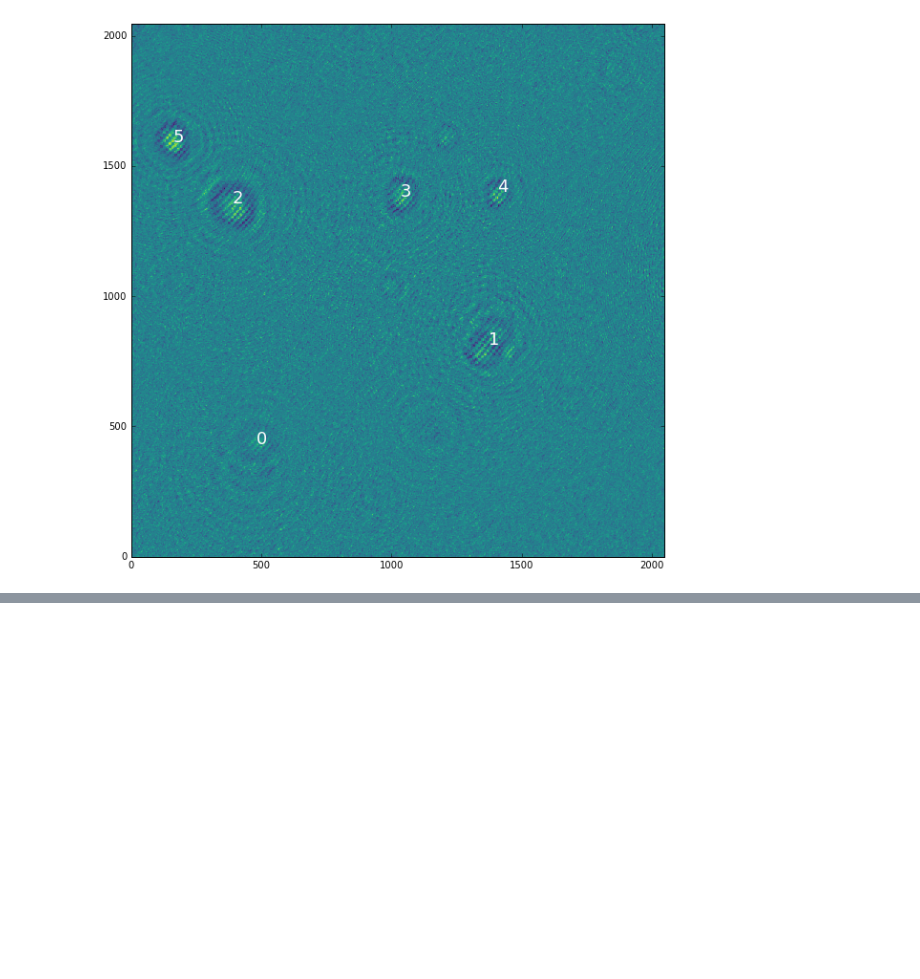
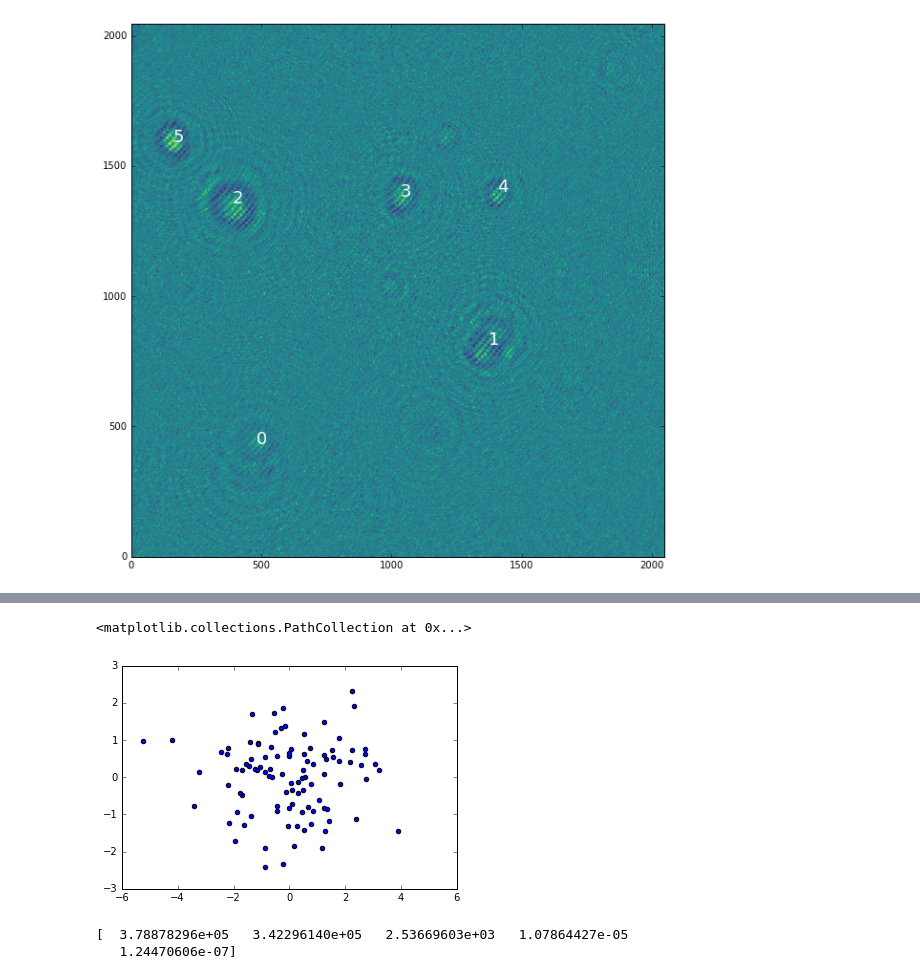
Before and after one commit to bmorris3/shampoo-dev, a Jupyter notebook: median_sub_hologram.ipynb, the cells around one changed output, grey strips where cells are left out. Cells and saved outputs as stored; diff of their text form; code cells hidden in the pictures; blank space fills up the shorter version.

```diff
--- a/median_sub_hologram.ipynb
+++ b/median_sub_hologram.ipynb
@@ -64,0 +177,16 @@ plot_centroids(h105, centroids)
+# %%
+plt.scatter(X_reduced[:,0], X_reduced[:,1])
+# %% [output]
+<matplotlib.collections.PathCollection at 0x...>
+[figure, added]
+# %%
+from sklearn import decomposition
+pca = decomposition.PCA()
+pca.fit(positions)
+print(pca.explained_variance_)
+
+pca.n_components = 3
+X_reduced = pca.fit_transform(positions[:, 0:3])
+# %% [output]
+[  3.78878296e+05   3.42296140e+05   2.53669603e+03   1.07864427e-05
+   1.24470606e-07]
```
Also changed, not shown: parts of 13 cells of this notebook.
